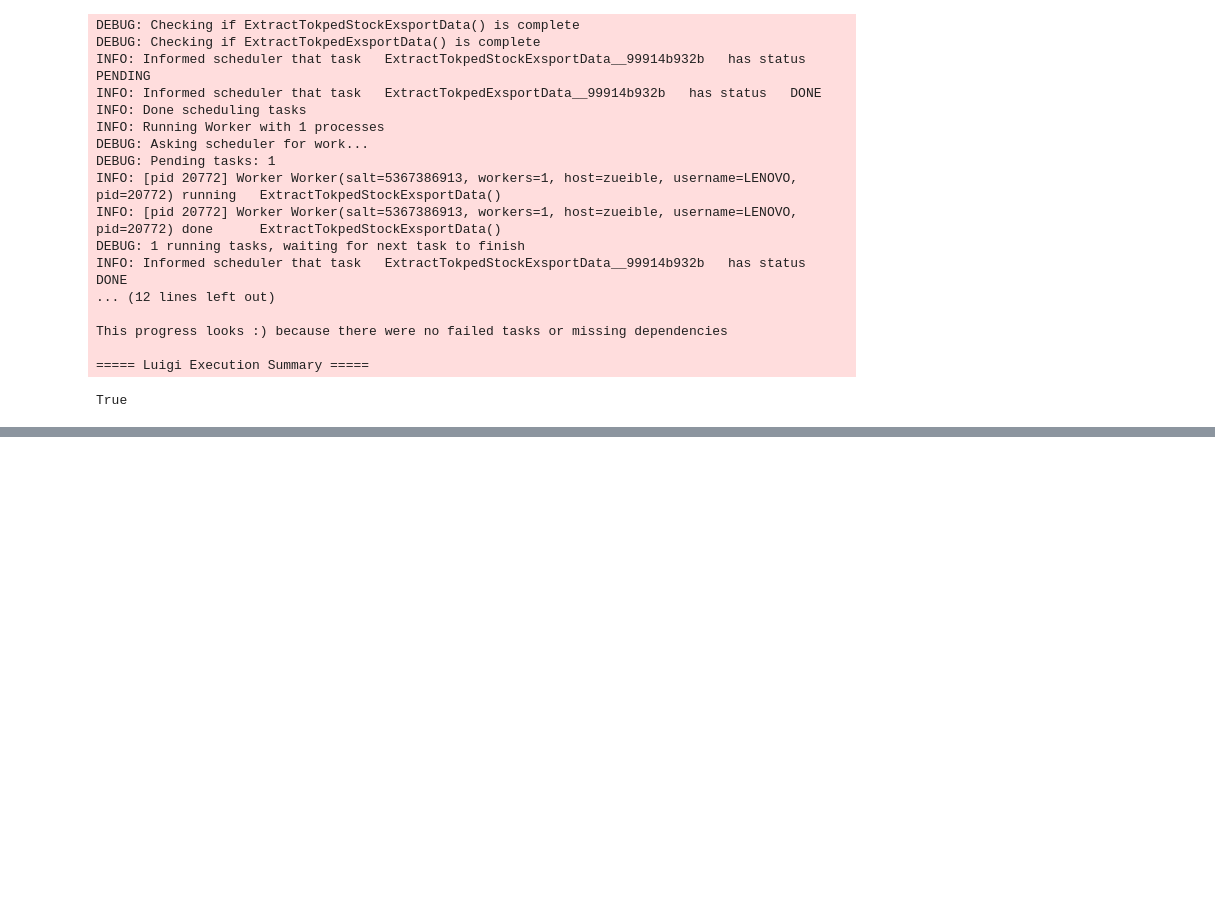
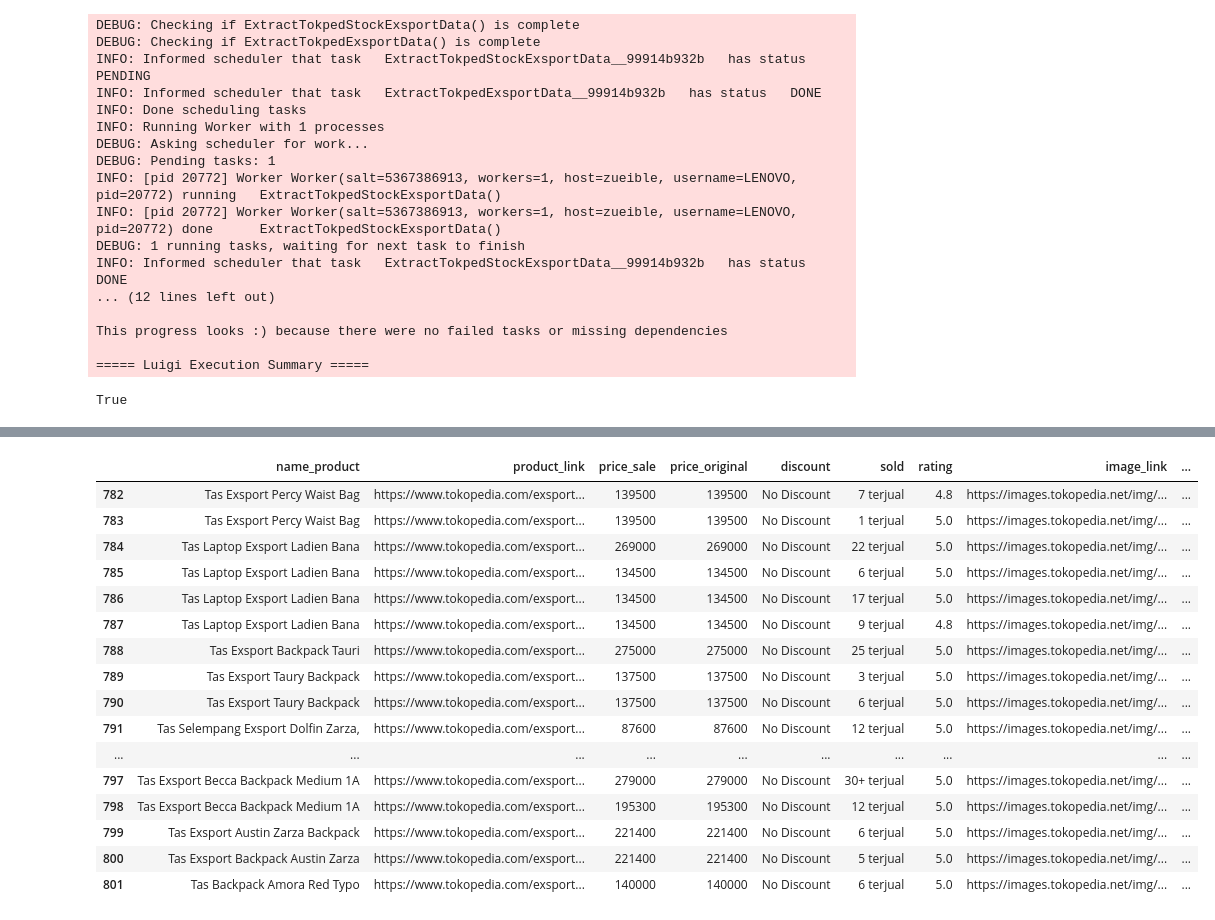
Before and after one commit to zulfaan/e-commerce-analyst-portfolio, a Jupyter notebook: test.ipynb, the cells around one changed output, grey strips where cells are left out. Cells and saved outputs as stored; diff of their text form; code cells hidden in the pictures; blank space fills up the shorter version.

```diff
--- a/test.ipynb
+++ b/test.ipynb
@@ -275,0 +367,30 @@ True
+# %%
+df['color_product'] = df['name_product'].str.split('-').str[-1]
+df['name_product'] = df['name_product'].str.split('-').str[0]
+# %%
+df['price_original'] = df['price_original'].fillna(df['price_sale'])
+# %%
+df['price_original'] = df['price_original'].str.replace('Rp', '').str.replace('.', '').str.strip().apply(pd.to_numeric)
+df['price_sale'] = df['price_sale'].str.replace('Rp', '').str.replace('.', '').str.strip().apply(pd.to_numeric)
+# %%
+df['discount'] = df['discount'].fillna('No Discount')
+# %%
+df.tail(20)
+# %% [output]
+|  | name_product | product_link | price_sale | price_original | discount | sold | rating | image_link | ... |
+| 782 | Tas Exsport Percy Waist Bag | https://www.tokopedia.com/exsport... | 139500 | 139500 | No Discount | 7 terjual | 4.8 | https://images.tokopedia.net/img/... | ... |
+| 783 | Tas Exsport Percy Waist Bag | https://www.tokopedia.com/exsport... | 139500 | 139500 | No Discount | 1 terjual | 5.0 | https://images.tokopedia.net/img/... | ... |
+| 784 | Tas Laptop Exsport Ladien Bana | https://www.tokopedia.com/exsport... | 269000 | 269000 | No Discount | 22 terjual | 5.0 | https://images.tokopedia.net/img/... | ... |
+| 785 | Tas Laptop Exsport Ladien Bana | https://www.tokopedia.com/exsport... | 134500 | 134500 | No Discount | 6 terjual | 5.0 | https://images.tokopedia.net/img/... | ... |
+| 786 | Tas Laptop Exsport Ladien Bana | https://www.tokopedia.com/exsport... | 134500 | 134500 | No Discount | 17 terjual | 5.0 | https://images.tokopedia.net/img/... | ... |
+| 787 | Tas Laptop Exsport Ladien Bana | https://www.tokopedia.com/exsport... | 134500 | 134500 | No Discount | 9 terjual | 4.8 | https://images.tokopedia.net/img/... | ... |
+| 788 | Tas Exsport Backpack Tauri | https://www.tokopedia.com/exsport... | 275000 | 275000 | No Discount | 25 terjual | 5.0 | https://images.tokopedia.net/img/... | ... |
+| 789 | Tas Exsport Taury Backpack | https://www.tokopedia.com/exsport... | 137500 | 137500 | No Discount | 3 terjual | 5.0 | https://images.tokopedia.net/img/... | ... |
+| 790 | Tas Exsport Taury Backpack | https://www.tokopedia.com/exsport... | 137500 | 137500 | No Discount | 6 terjual | 5.0 | https://images.tokopedia.net/img/... | ... |
+| 791 | Tas Selempang Exsport Dolfin Zarza, | https://www.tokopedia.com/exsport... | 87600 | 87600 | No Discount | 12 terjual | 5.0 | https://images.tokopedia.net/img/... | ... |
+| ... | ... | ... | ... | ... | ... | ... | ... | ... | ... |
+| 797 | Tas Exsport Becca Backpack Medium 1A | https://www.tokopedia.com/exsport... | 279000 | 279000 | No Discount | 30+ terjual | 5.0 | https://images.tokopedia.net/img/... | ... |
+| 798 | Tas Exsport Becca Backpack Medium 1A | https://www.tokopedia.com/exsport... | 195300 | 195300 | No Discount | 12 terjual | 5.0 | https://images.tokopedia.net/img/... | ... |
+| 799 | Tas Exsport Austin Zarza Backpack | https://www.tokopedia.com/exsport... | 221400 | 221400 | No Discount | 6 terjual | 5.0 | https://images.tokopedia.net/img/... | ... |
+| 800 | Tas Exsport Backpack Austin Zarza | https://www.tokopedia.com/exsport... | 221400 | 221400 | No Discount | 5 terjual | 5.0 | https://images.tokopedia.net/img/... | ... |
+| 801 | Tas Backpack Amora Red Typo | https://www.tokopedia.com/exsport... | 140000 | 140000 | No Discount | 6 terjual | 5.0 | https://images.tokopedia.net/img/... | ... |
```
Also changed, not shown: parts of 7 cells of this notebook, 1 other file.
